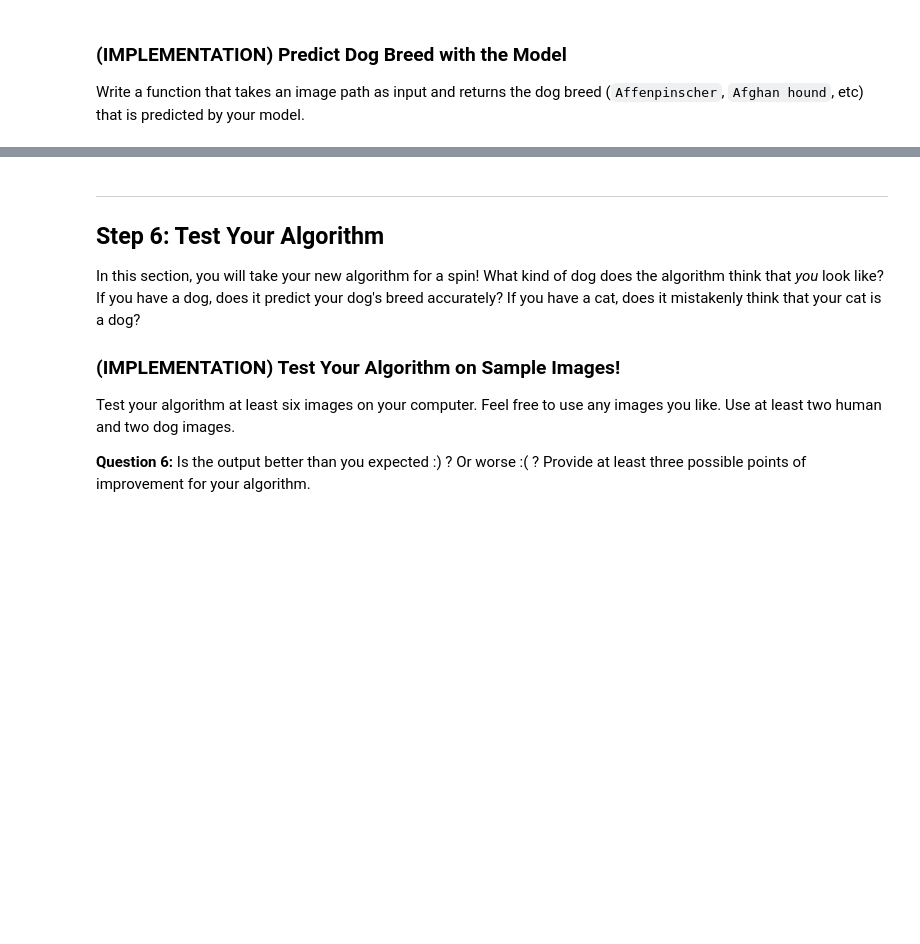
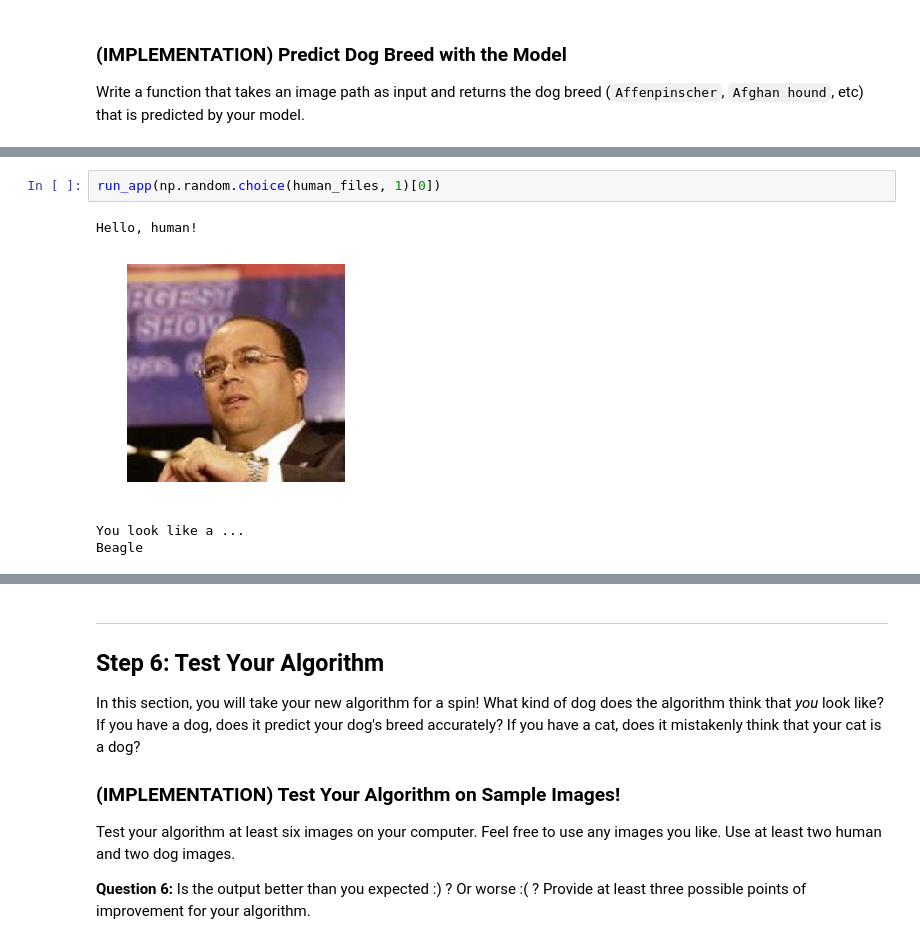
Before and after one commit to joaopamaral/deep-learning-v2-pytorch, a Jupyter notebook: project-dog-classification/dog_app.ipynb, the cells around one changed output, grey strips where cells are left out. Drawn from its saved outputs; the diff is of its cells as text; blank space fills up the shorter version.

```diff
--- a/project-dog-classification/dog_app.ipynb
+++ b/project-dog-classification/dog_app.ipynb
@@ -796,0 +862,7 @@ def run_app(img_path):
+# %%
+run_app(np.random.choice(human_files, 1)[0])
+# %% [output]
+Hello, human!
+[figure, added]
+You look like a ...
+Beagle
```
Also changed, not shown: parts of 22 cells of this notebook.
